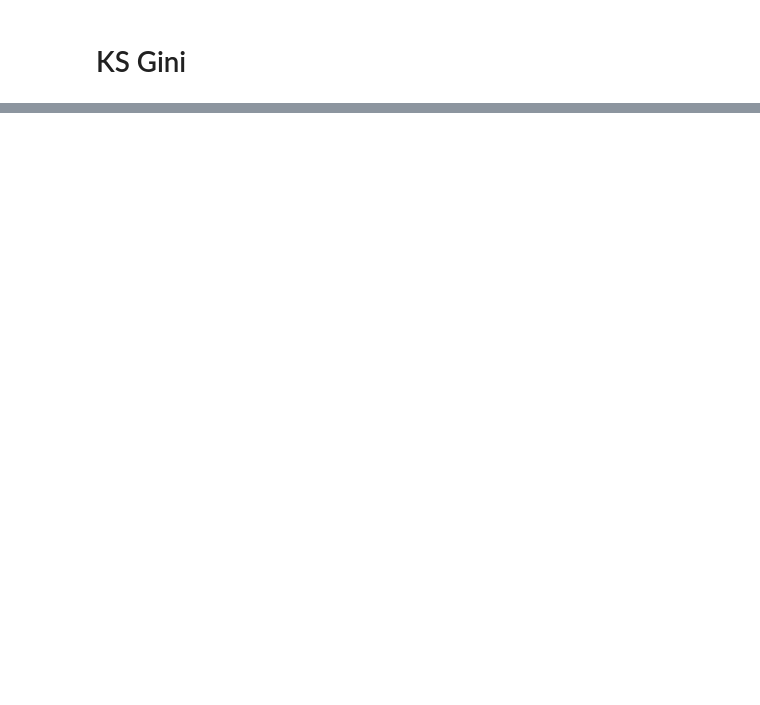
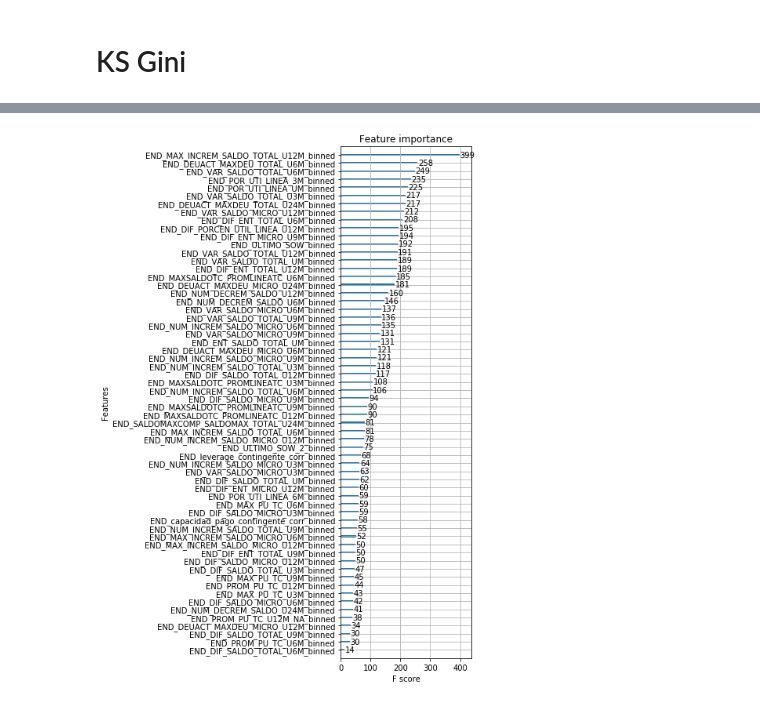
Before and after one commit to NigthDragon5000/Credit-Risk-Modeling, a Jupyter notebook: Score Sobre 3.ipynb, the cells around one changed output, grey strips where cells are left out. Saved outputs shown, nothing was run; the diff lists cells and outputs as text; code cells hidden in the pictures; blank space fills up the shorter version.

```diff
--- a/Score Sobre 3.ipynb
+++ b/Score Sobre 3.ipynb
@@ -820,0 +1215,12 @@ plt.show()
+# %%
+#import matplotlib.pyplot as plt
+
+#xgb.plot_tree(xg_reg,num_trees=0)
+#plt.rcParams['figure.figsize'] = [50, 10]
+#plt.show()
+
+xgb.plot_importance(xg_reg)
+plt.rcParams['figure.figsize'] = [3, 15]
+plt.show()
+# %% [output]
+[figure, added]
```
Also changed, not shown: parts of 196 cells of this notebook.
